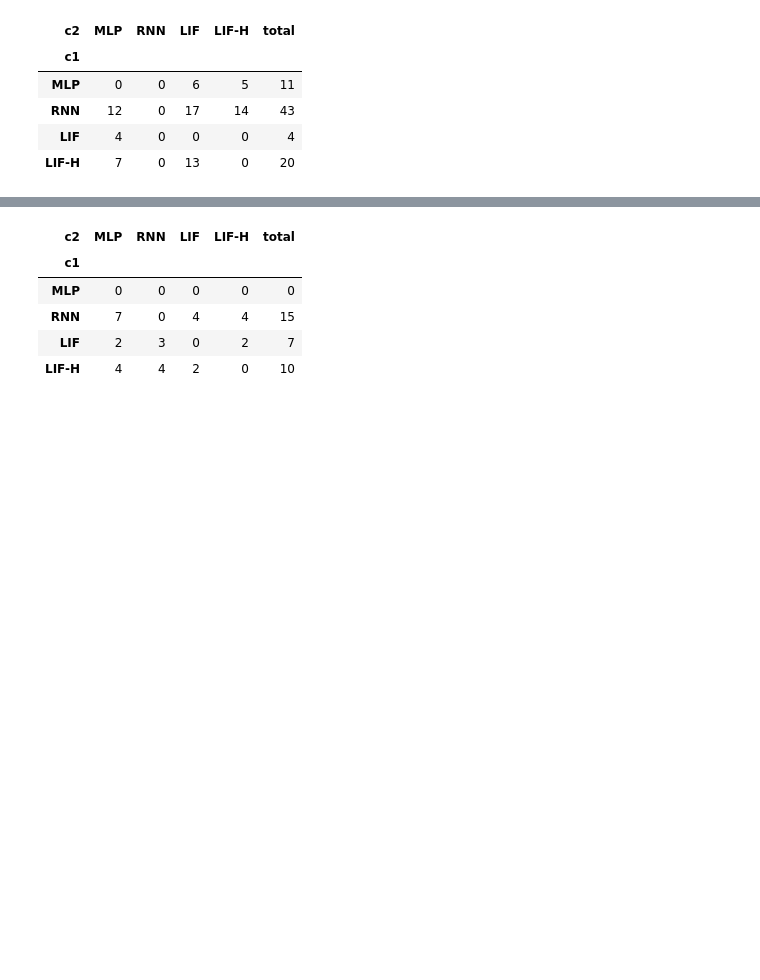
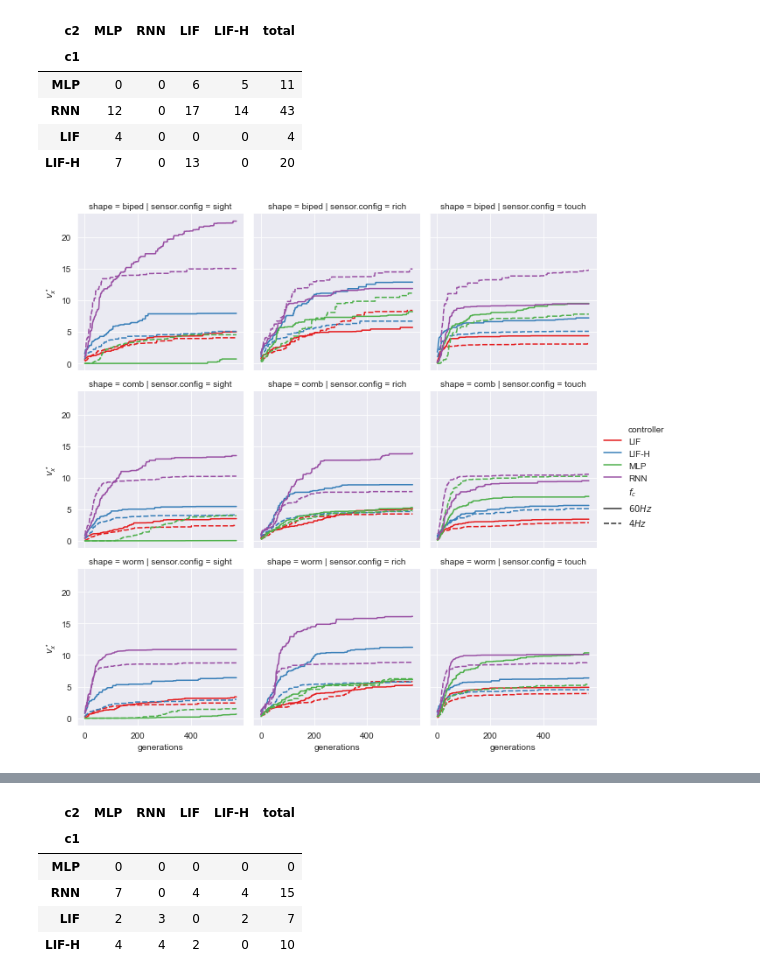
Before and after one commit to giorgia-nadizar/NeuralModelsVSR, a Jupyter notebook: results/data_analysis.ipynb, the cells around one changed output, grey strips where cells are left out. Drawn from its saved outputs; the diff is of its cells as text; code cells hidden in the pictures; blank space fills up the shorter version.

```diff
--- a/results/data_analysis.ipynb
+++ b/results/data_analysis.ipynb
@@ -92,3 +69,18 @@ p_df
 | RNN | 12 | 0 | 17 | 14 | 43 |
 | LIF | 4 | 0 | 0 | 0 | 4 |
 | LIF-H | 7 | 0 | 13 | 0 | 20 |
+# %%
+best = pd.read_csv("data/best-evo.txt", sep=";")
+best["shape"] = best["shape"].apply(lambda x: x.split("-")[0])
+best["sensor.config"] = best["sensor.config"].apply(lambda x: x.split("-")[0].replace("spinedTouchSighted", "rich"))
+best["step"] = best["step"].apply(lambda x: "step" if x == "T" else "no-step")
+best["$f_c$"] = best["step"].apply(lambda x: "$4Hz$" if x == "step" else "$60Hz$")
+
+g = sns.FacetGrid(best, col="sensor.config", row="shape")
+g.map_dataframe(sns.lineplot, x="iterations", y="median", hue="controller", palette="Set1", style="$f_c$")
+g.add_legend()
+g.set_xlabels("generations")
+g.set_ylabels("$v_x^\star$")
+plt.show()
+# %% [output]
+[figure, added]
```
Also changed, not shown: parts of 10 cells of this notebook.
